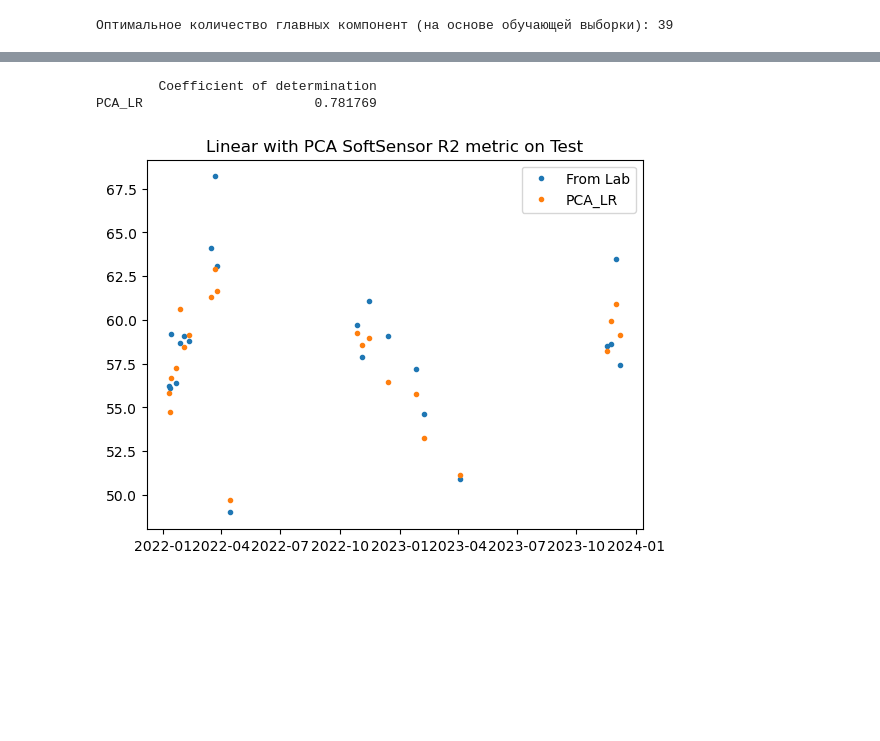
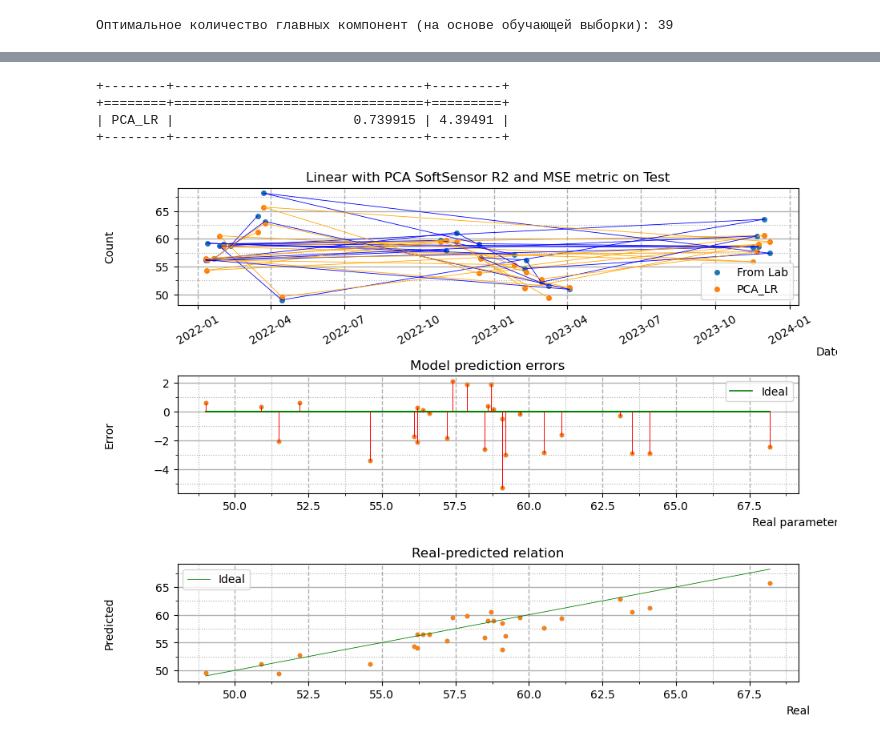
Before and after one commit to SergeiFG/Soft-Sensors, a Jupyter notebook: PCA/PCA.ipynb, the cells around one changed output, grey strips where cells are left out. Cells and saved outputs as stored; diff of their text form; code cells hidden in the pictures; blank space fills up the shorter version.

```diff
--- a/PCA/PCA.ipynb
+++ b/PCA/PCA.ipynb
@@ -39,7 +45,7 @@ y_summer_half_3 = data_archive['y_summer_half_3']
 x_winter_half_3 = data_archive['x_winter_half_3']
 y_winter_half_3 = data_archive['y_winter_half_3']
 # %%
-x_train, x_test, y_train, y_test = train_test_split(all_X_1, all_Y_1, test_size=0.2, random_state=10)
+x_train, x_test, y_train, y_test = train_test_split(all_X_1, all_Y_1, test_size=0.25, random_state=10)
 # %%
 all_X_1.shape
 # %% [output]
@@ -138,20 +144,19 @@ class PCA_LR(Essentials.SoftSensor):
         self.model.fit(pca_x,y_train)
 
     def __str__(self):
-        # Создание формулы для каждого коэффициента модели линейной регрессии
-        pc_terms = [f"({coef:.6f}*PC{i+1})" for i, coef in enumerate(self.model.coef_.flatten())]
-        # Формула линейной регрессии в формате y = (w1*PC1) + (w2*PC2) + ... + (wN*PCN) + intercept
-        formula_str = " + ".join(pc_terms)  # Преобразование списка в одну строку
+        # Описание главных компонент как линейных комбинаций исходных переменных
+        pcs_descriptions = []
+        for i, pc in enumerate(self.x_pca.components_):
+            pc_terms = [f"{weight:.4f}*x{j+1}" for j, weight in enumerate(pc)]
+            pcs_formula = " + ".join(pc_terms)
+            pcs_descriptions.append(f"PC{i+1}:")
+            pcs_descriptions.append(pcs_formula)
+            pcs_descriptions.append("-" * 40)  # Горизонтальный разделитель
 
-        intercept = self.model.intercept_
-        # Для случая, когда перехват (intercept) является массивом
-        if isinstance(intercept, np.ndarray):
-            intercept = intercept.item(0)
+        # Формируем итоговую строку
+        complete_str = "\n".join(pcs_descriptions) if pcs_descriptions else "Нет компонент для отображения."
 
-        # Добавление перехвата (свободного члена) к общей формуле
-        complete_formula = f"y = {formula_str} + {intercept:.6f}"
-
-        return f"Линейная регрессия с PCA:\n{complete_formula}"
+        return complete_str
 # %%
 PCA_LR_test = PCA_LR("PCA_LR" ,x_train ,y_train)
 # %% [output]
@@ -194,8 +206,10 @@ PCA_LR                       0.87893
 # %%
-PCA_LR_test_visual_test = Essentials.Visualizer(x_test, y_test, timestamp_test, [metric], 'Linear with PCA SoftSensor R2 metric on Test')
+test_visual=Visualizer_pred.Visualizer(x_test, y_test, timestamp_test, [metric], 'Linear with PCA SoftSensor R2 and MSE metric on Test')
 # %%
-PCA_LR_test_visual_test.visualize([PCA_LR_test])
+test_visual.visualize([PCA_LR_test], lines=True, lines_vertical=True)
 # %% [output]
-        Coefficient of determination
-PCA_LR                      0.781769
++--------+--------------------------------+---------+
++========+================================+=========+
+| PCA_LR |                       0.739915 | 4.39491 |
++--------+--------------------------------+---------+
-[figure, old version]
+[figure, new version]
```
Also changed, not shown: parts of 8 cells of this notebook, 2 other files.
